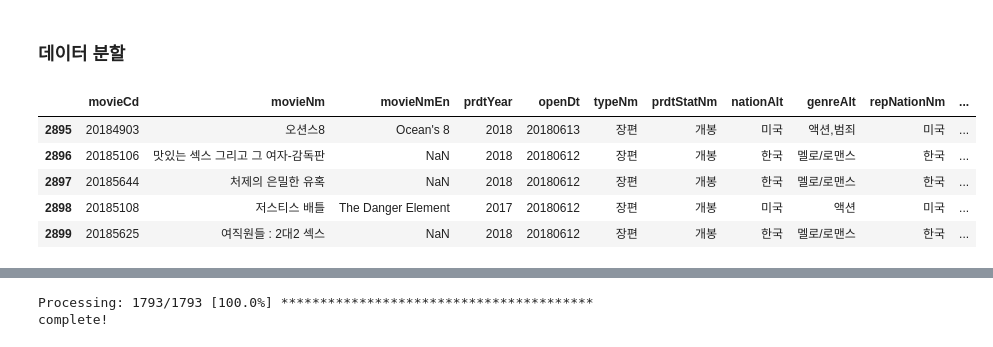
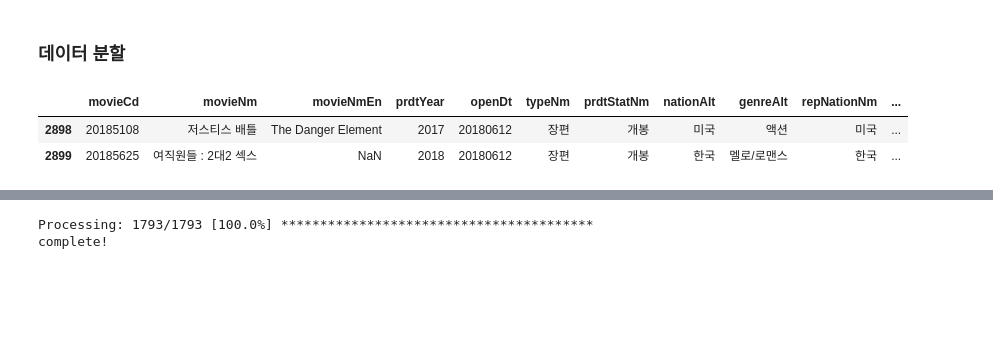
Before and after one commit to chongs02/final_project, a Jupyter notebook: DataScience/Code/preprocess/movie/movieInfo/load_movieDetail.ipynb, the cells around one changed output, grey strips where cells are left out. Saved outputs shown, nothing was run; the diff lists cells and outputs as text; code cells hidden in the pictures; blank space fills up the shorter version.

```diff
--- a/DataScience/Code/preprocess/movie/movieInfo/load_movieDetail.ipynb
+++ b/DataScience/Code/preprocess/movie/movieInfo/load_movieDetail.ipynb
@@ -39,12 +36,9 @@ mlist.tail()
 # %%
 mlist1 = mlist.iloc[:2900]
 # %%
-mlist1.tail()
+mlist1.tail(2)
 # %% [output]
 |  | movieCd | movieNm | movieNmEn | prdtYear | openDt | typeNm | prdtStatNm | nationAlt | genreAlt | repNationNm | ... |
-| 2895 | 20184903 | 오션스8 | Ocean's 8 | 2018 | 20180613 | 장편 | 개봉 | 미국 | 액션,범죄 | 미국 | ... |
-| 2896 | 20185106 | 맛있는 섹스 그리고 그 여자-감독판 | NaN | 2018 | 20180612 | 장편 | 개봉 | 한국 | 멜로/로맨스 | 한국 | ... |
-| 2897 | 20185644 | 처제의 은밀한 유혹 | NaN | 2018 | 20180612 | 장편 | 개봉 | 한국 | 멜로/로맨스 | 한국 | ... |
 | 2898 | 20185108 | 저스티스 배틀 | The Danger Element | 2017 | 20180612 | 장편 | 개봉 | 미국 | 액션 | 미국 | ... |
 | 2899 | 20185625 | 여직원들 : 2대2 섹스 | NaN | 2018 | 20180612 | 장편 | 개봉 | 한국 | 멜로/로맨스 | 한국 | ... |
 # %%
```
Also changed, not shown: parts of 13 cells of this notebook, 1 other file.
